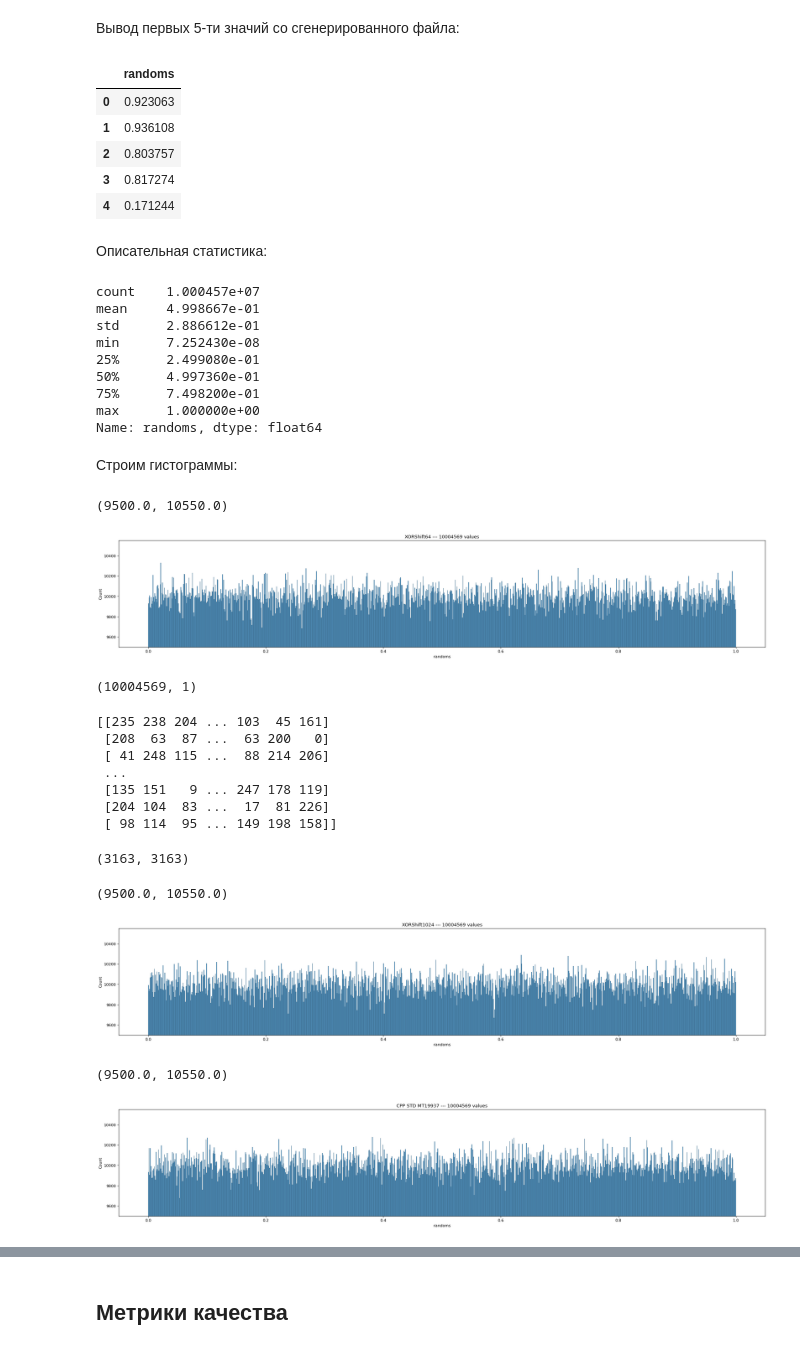
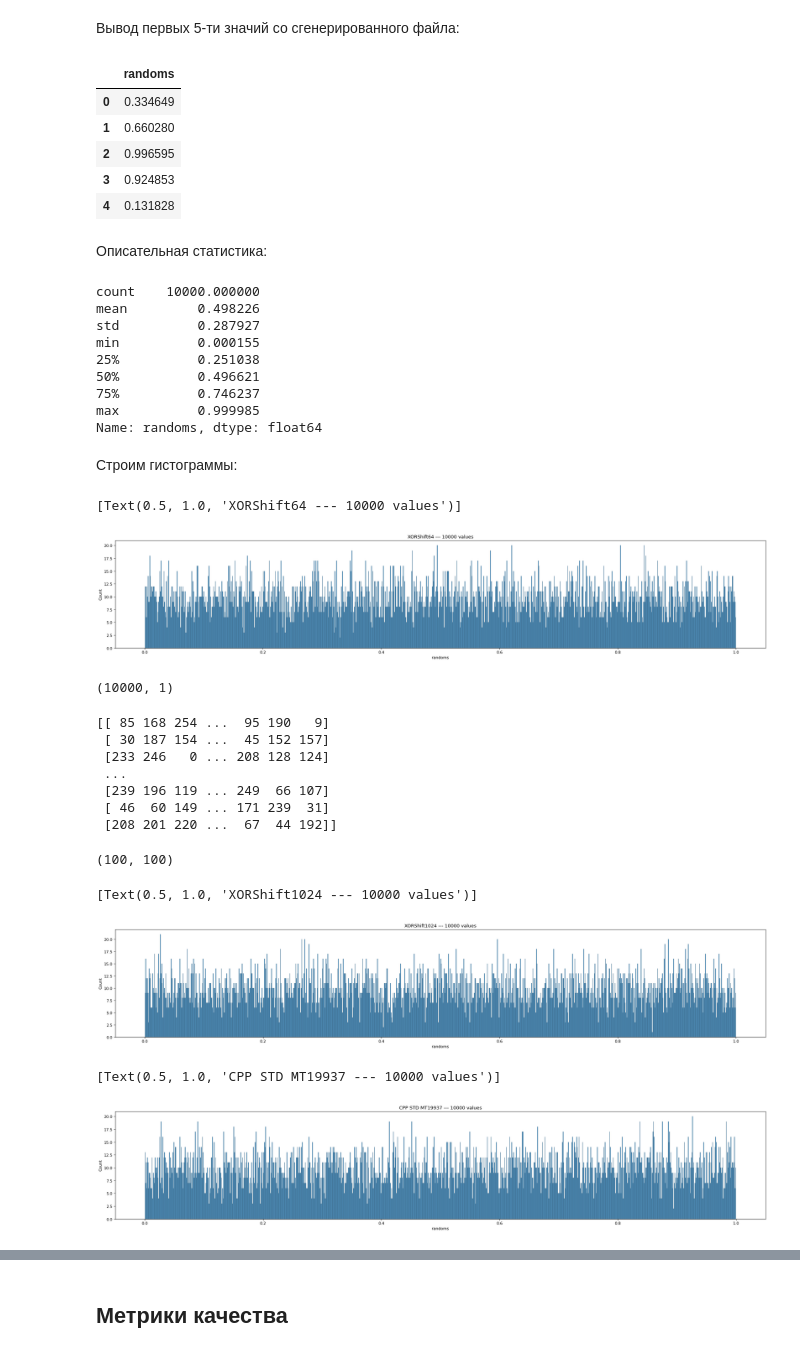
Before and after one commit to JoelWillLiveForever/nikulin, a Jupyter notebook: cpp/2_pi_monte_carlo/histogram/research_generators.ipynb, the cells around one changed output, grey strips where cells are left out. Cells and saved outputs as stored; diff of their text form; code cells hidden in the pictures.

```diff
--- a/cpp/2_pi_monte_carlo/histogram/research_generators.ipynb
+++ b/cpp/2_pi_monte_carlo/histogram/research_generators.ipynb
@@ -19,7 +22,8 @@ from joblib import Parallel, delayed
 # %% [markdown]
 ### Генерируем точки + строим графики и изображения
 # %%
-total_points_sqrt = 3163
+#total_points_sqrt = 3163
+total_points_sqrt = 100
 total_points = total_points_sqrt * total_points_sqrt
 
 print(total_points)
@@ -39,65 +78,66 @@ Elapsed time for generator: "mt19937"; Total values: 10004569    --- 3597091 mic
 # %% [markdown]
 Подгружаем сгенерированные выборки:
 # %%
-x64      = pd.read_csv("xor_shift_64__sample.csv")
-x1024    = pd.read_csv("xor_shift_1024__sample.csv")
-mt19937  = pd.read_csv("mt19937__sample.csv")
+x64      = pd.read_csv("xs64.csv")
+x1024    = pd.read_csv("xs1024.csv")
+mt19937  = pd.read_csv("mt19937.csv")
+rand     = pd.read_csv("rand.csv")
 # %% [markdown]
 Вывод первых 5-ти значий со сгенерированного файла:
 # %%
 x64.head()
 # %% [output]
 |  | randoms |
-| 0 | 0.923063 |
-| 1 | 0.936108 |
-| 2 | 0.803757 |
-| 3 | 0.817274 |
-| 4 | 0.171244 |
+| 0 | 0.334649 |
+| 1 | 0.660280 |
+| 2 | 0.996595 |
+| 3 | 0.924853 |
+| 4 | 0.131828 |
 # %% [markdown]
 Описательная статистика:
 # %%
 x64['randoms'].describe()
 # %% [output]
-count    1.000457e+07
-mean     4.998667e-01
-std      2.886612e-01
-min      7.252430e-08
-25%      2.499080e-01
-50%      4.997360e-01
-75%      7.498200e-01
-max      1.000000e+00
+count    10000.000000
+mean         0.498226
+std          0.287927
+min          0.000155
+25%          0.251038
+50%          0.496621
+75%          0.746237
+max          0.999985
 Name: randoms, dtype: float64
 # %% [markdown]
 Строим гистограммы:
 # %%
 plt.figure(figsize=(30, 5), dpi=80)
 sns.histplot(data=x64, x="randoms", bins=1000).set(title='XORShift64 --- ' + str(total_points) + ' values')
-plt.ylim(bottom=9500, top=10550)
+# plt.ylim(bottom=9500, top=10550)
 # %% [output]
-(9500.0, 10550.0)
+[Text(0.5, 1.0, 'XORShift64 --- 10000 values')]
-[figure, old version]
+[figure, new version]
 # %%
 data = 255 * np.array(x64)
 data = np.uint8(data)
 # %%
 data.shape
 # %% [output]
-(10004569, 1)
+(10000, 1)
 # %%
 data = data.reshape(total_points_sqrt, total_points_sqrt)
 print(data)
 # %% [output]
-[[235 238 204 ... 103  45 161]
- [208  63  87 ...  63 200   0]
- [ 41 248 115 ...  88 214 206]
+[[ 85 168 254 ...  95 190   9]
+ [ 30 187 154 ...  45 152 157]
+ [233 246   0 ... 208 128 124]
  ...
- [135 151   9 ... 247 178 119]
- [204 104  83 ...  17  81 226]
- [ 98 114  95 ... 149 198 158]]
+ [239 196 119 ... 249  66 107]
+ [ 46  60 149 ... 171 239  31]
+ [208 201 220 ...  67  44 192]]
 # %%
 data.shape
 # %% [output]
-(3163, 3163)
+(100, 100)
 # %%
 img = Image.fromarray(data, 'L')
 img.save('XORShift64_' + str(total_points) + '_values.png')
@@ -107,10 +147,10 @@ img.save('XORShift64_' + str(total_points) + '_values.png')
 # %%
 plt.figure(figsize=(30, 5), dpi=80)
 sns.histplot(data=x1024, x="randoms", bins=1000).set(title='XORShift1024 --- ' + str(total_points) + ' values')
-plt.ylim(bottom=9500, top=10550)
+# plt.ylim(bottom=9500, top=10550)
 # %% [output]
-(9500.0, 10550.0)
+[Text(0.5, 1.0, 'XORShift1024 --- 10000 values')]
-[figure, old version]
+[figure, new version]
 # %%
 data = 255 * np.array(x1024)
 data = np.uint8(data)
@@ -124,10 +164,10 @@ img.save('XORShift1024_' + str(total_points) + '_values.png')
 # %%
 plt.figure(figsize=(30, 5), dpi=80)
 sns.histplot(data=mt19937, x="randoms", bins=1000).set(title='CPP STD MT19937 --- ' + str(total_points) + ' values')
-plt.ylim(bottom=9500, top=10550)
+# plt.ylim(bottom=9500, top=10550)
 # %% [output]
-(9500.0, 10550.0)
+[Text(0.5, 1.0, 'CPP STD MT19937 --- 10000 values')]
-[figure, old version]
+[figure, new version]
 # %%
 data = 255 * np.array(mt19937)
 data = np.uint8(data)
```
Also changed, not shown: parts of 16 cells of this notebook, 20 other files.
